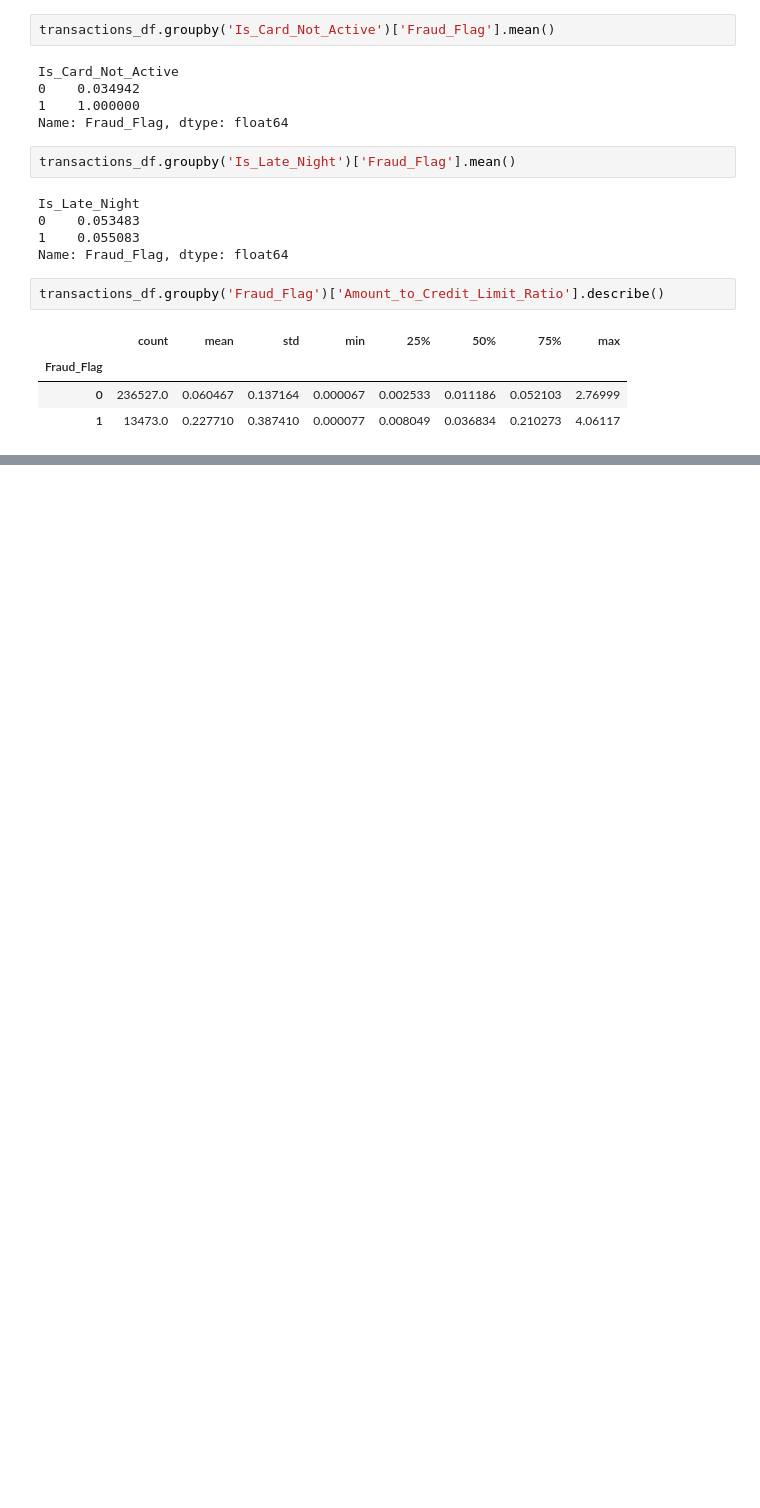
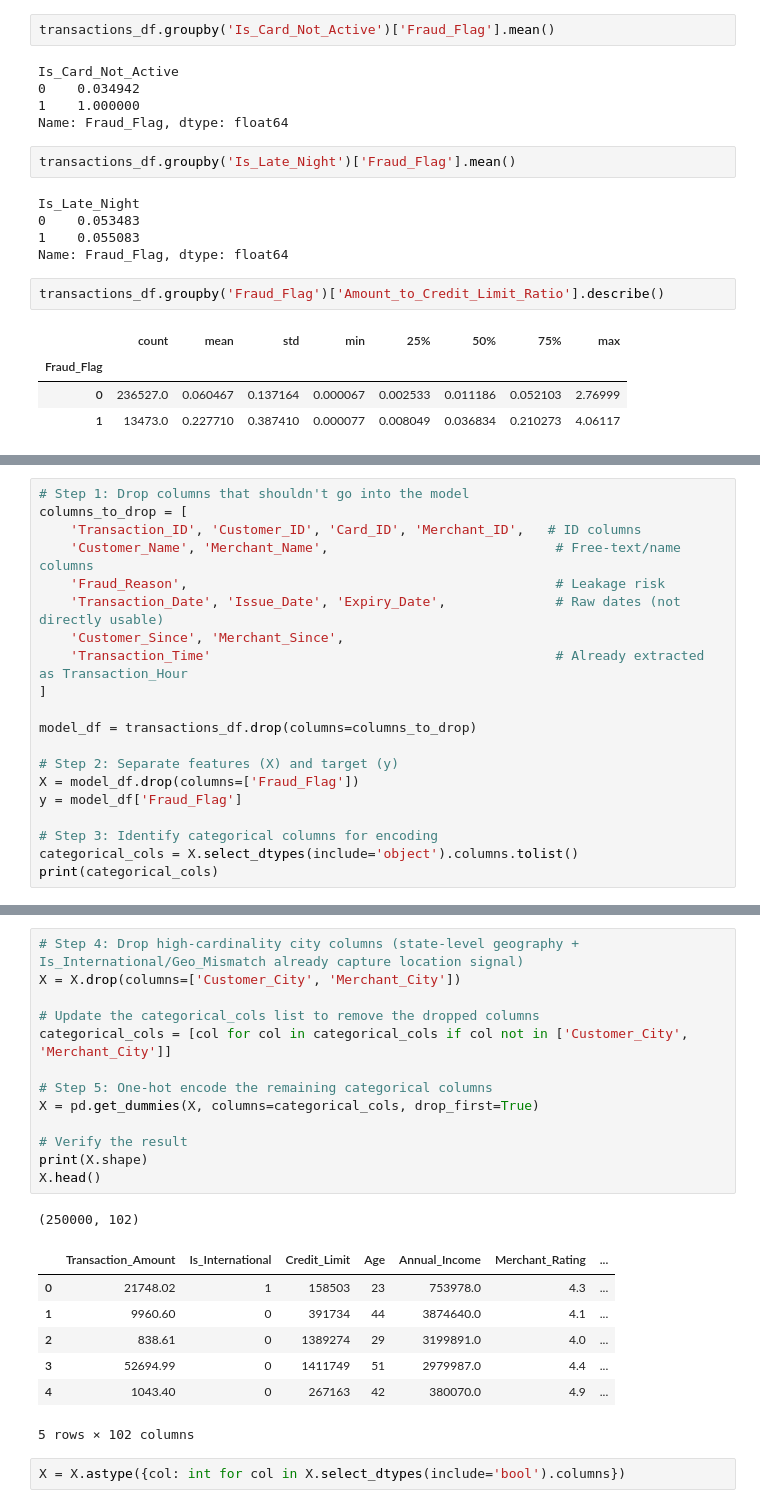
Before and after one commit to Kanjerih/Indian-Financial-Fraud, a Jupyter notebook: Indian-Financial-Fraud.ipynb, the cells around one changed output, grey strips where cells are left out. Drawn from its saved outputs; the diff is of its cells as text; blank space fills up the shorter version.

```diff
--- a/Indian-Financial-Fraud.ipynb
+++ b/Indian-Financial-Fraud.ipynb
@@ -550,0 +620,20 @@ transactions_df.groupby('Fraud_Flag')['Amount_to_Credit_Limit_Ratio'].describe()
+# %%
+# Step 1: Drop columns that shouldn't go into the model
+columns_to_drop = [
+    'Transaction_ID', 'Customer_ID', 'Card_ID', 'Merchant_ID',   # ID columns
+    'Customer_Name', 'Merchant_Name',                             # Free-text/name columns
+    'Fraud_Reason',                                               # Leakage risk
+    'Transaction_Date', 'Issue_Date', 'Expiry_Date',              # Raw dates (not directly usable)
+    'Customer_Since', 'Merchant_Since',
+    'Transaction_Time'                                            # Already extracted as Transaction_Hour
+]
+
+model_df = transactions_df.drop(columns=columns_to_drop)
+
+# Step 2: Separate features (X) and target (y)
+X = model_df.drop(columns=['Fraud_Flag'])
+y = model_df['Fraud_Flag']
+
+# Step 3: Identify categorical columns for encoding
+categorical_cols = X.select_dtypes(include='object').columns.tolist()
+print(categorical_cols)
@@ -550,0 +662,24 @@ transactions_df.groupby('Fraud_Flag')['Amount_to_Credit_Limit_Ratio'].describe()
+# %%
+# Step 4: Drop high-cardinality city columns (state-level geography + Is_International/Geo_Mismatch already capture location signal)
+X = X.drop(columns=['Customer_City', 'Merchant_City'])
+
+# Update the categorical_cols list to remove the dropped columns
+categorical_cols = [col for col in categorical_cols if col not in ['Customer_City', 'Merchant_City']]
+
+# Step 5: One-hot encode the remaining categorical columns
+X = pd.get_dummies(X, columns=categorical_cols, drop_first=True)
+
+# Verify the result
+print(X.shape)
+X.head()
+# %% [output]
+(250000, 102)
+|  | Transaction_Amount | Is_International | Credit_Limit | Age | Annual_Income | Merchant_Rating | ... |
+| 0 | 21748.02 | 1 | 158503 | 23 | 753978.0 | 4.3 | ... |
+| 1 | 9960.60 | 0 | 391734 | 44 | 3874640.0 | 4.1 | ... |
+| 2 | 838.61 | 0 | 1389274 | 29 | 3199891.0 | 4.0 | ... |
+| 3 | 52694.99 | 0 | 1411749 | 51 | 2979987.0 | 4.4 | ... |
+| 4 | 1043.40 | 0 | 267163 | 42 | 380070.0 | 4.9 | ... |
+5 rows × 102 columns
+# %%
+X = X.astype({col: int for col in X.select_dtypes(include='bool').columns})
```
Also changed, not shown: parts of 8 cells of this notebook.
